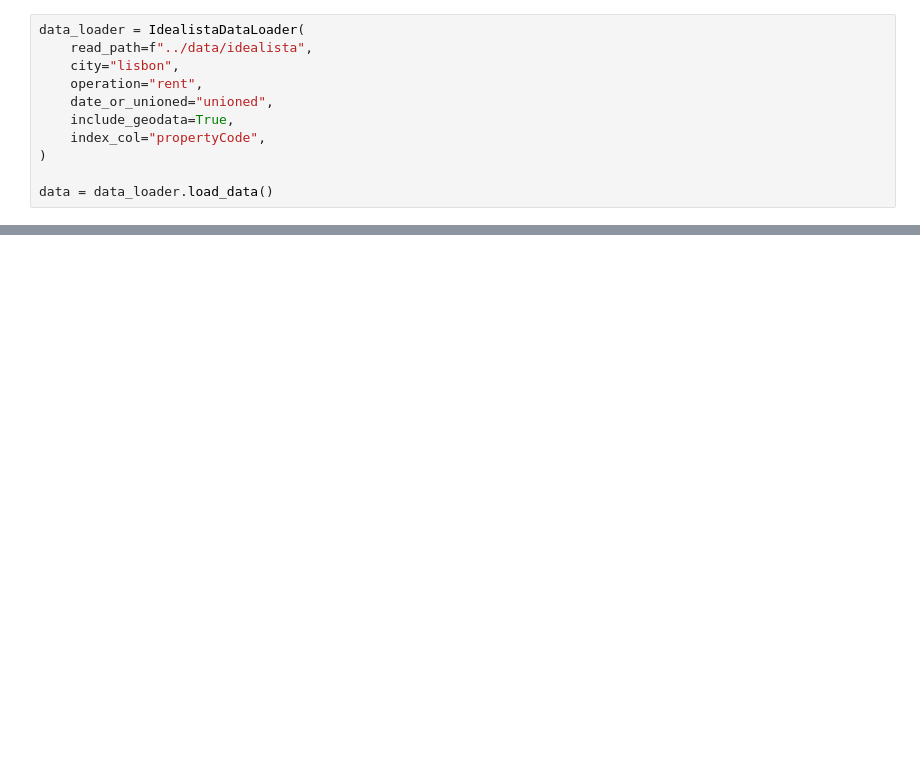
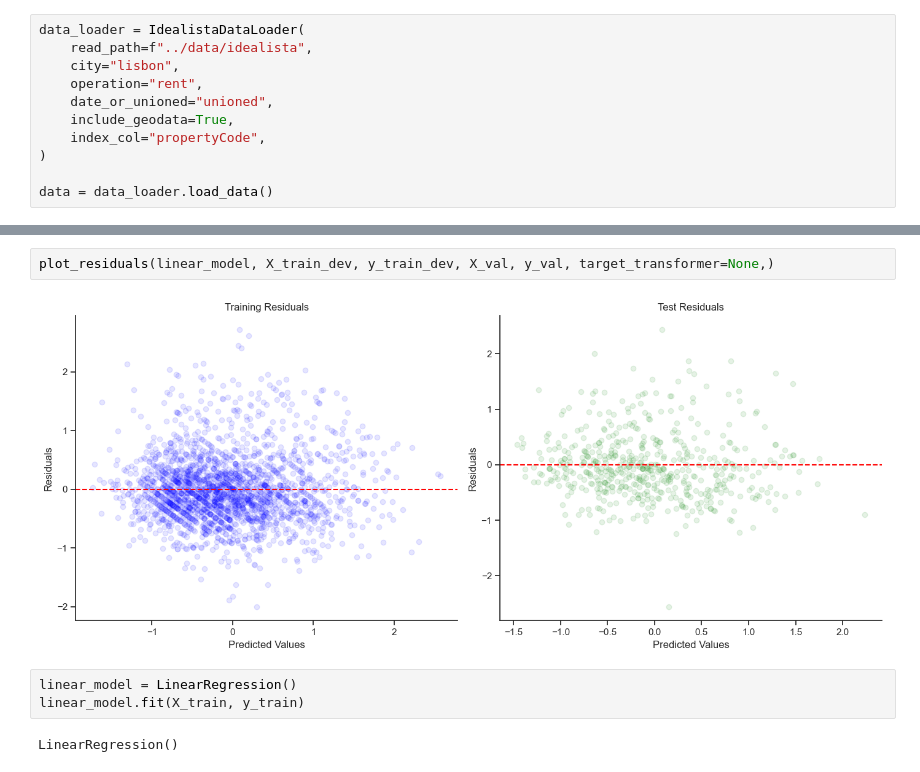
Before and after one commit to fcortevargas/housing-prices, a Jupyter notebook: notebooks/pipeline.ipynb, the cells around one changed output, grey strips where cells are left out. Saved outputs shown, nothing was run; the diff lists cells and outputs as text; blank space fills up the shorter version.

```diff
--- a/notebooks/pipeline.ipynb
+++ b/notebooks/pipeline.ipynb
@@ -736,0 +879,9 @@ plot_performance(en_model, X_train_dev, y_train_dev, X_val, y_val)
+# %%
+plot_residuals(linear_model, X_train_dev, y_train_dev, X_val, y_val, target_transformer=None,)
+# %% [output]
+[figure, added]
+# %%
+linear_model = LinearRegression()
+linear_model.fit(X_train, y_train)
+# %% [output]
+LinearRegression()
```
Also changed, not shown: parts of 150 cells of this notebook, 1 other file.
